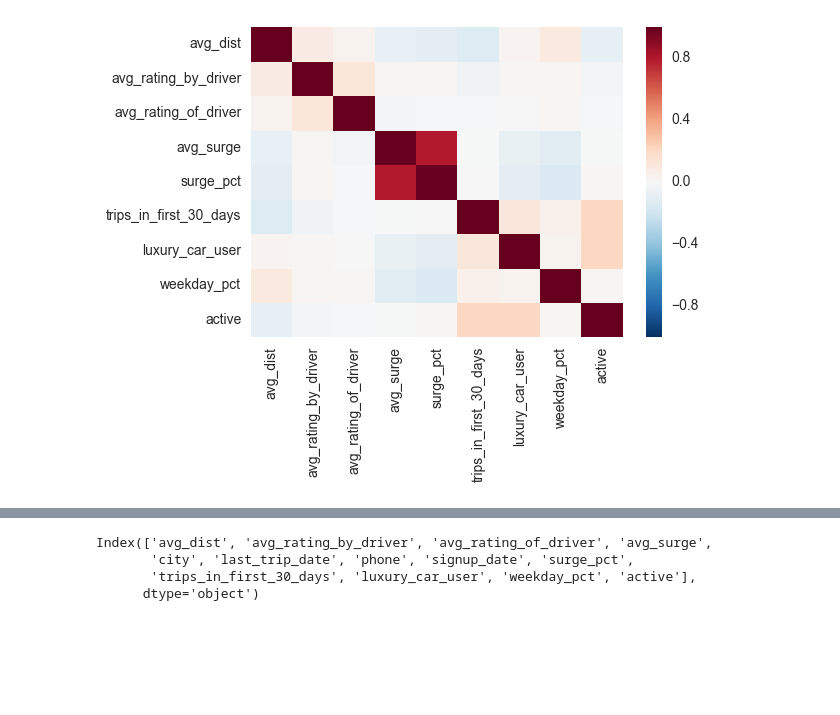
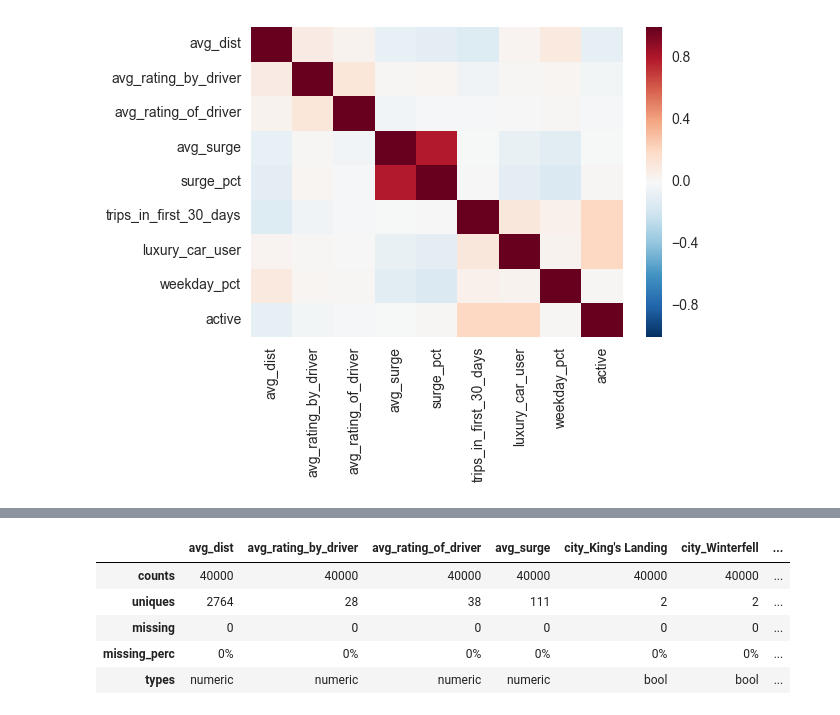
Before and after one commit to zfsang-zz/Case-Study-Churn-Prediction, a Jupyter notebook: EDA.ipynb, the cells around one changed output, grey strips where cells are left out. Saved outputs shown, nothing was run; the diff lists cells and outputs as text; code cells hidden in the pictures; blank space fills up the shorter version.

```diff
--- a/EDA.ipynb
+++ b/EDA.ipynb
@@ -314,6 +235,7 @@ def load_data_with_history_missing():
     odata['active'] = odata['last_trip_date'] >= cutoff_date
     odata = pd.get_dummies(data=odata, columns=['city'])
     odata['history'] = odata['last_trip_date'] - odata['signup_date']
+    odata['missing_rating'] = odata
     odata.fillna(odata.mean(),inplace=True)
     #take only required columns
     mdata = odata[['avg_dist','avg_rating_by_driver','avg_rating_of_driver','avg_surge','city_King\'s Landing','city_Winterfell','surge_pct','trips_in_first_30_days','luxury_car_user','weekday_pct','history','active']]
@@ -347,9 +248,9 @@ mdata
-# %%
-train.columns
-# %% [output]
-Index(['avg_dist', 'avg_rating_by_driver', 'avg_rating_of_driver', 'avg_surge',
-       'city', 'last_trip_date', 'phone', 'signup_date', 'surge_pct',
-       'trips_in_first_30_days', 'luxury_car_user', 'weekday_pct', 'active'],
-      dtype='object')
 # %%
-DataFrameSummary()
+DataFrameSummary(mdata).columns_stats
+# %% [output]
+|  | avg_dist | avg_rating_by_driver | avg_rating_of_driver | avg_surge | city_King's Landing | city_Winterfell | ... |
+| counts | 40000 | 40000 | 40000 | 40000 | 40000 | 40000 | ... |
+| uniques | 2764 | 28 | 38 | 111 | 2 | 2 | ... |
+| missing | 0 | 0 | 0 | 0 | 0 | 0 | ... |
+| missing_perc | 0% | 0% | 0% | 0% | 0% | 0% | ... |
+| types | numeric | numeric | numeric | numeric | bool | bool | ... |
```
Also changed, not shown: parts of 15 cells of this notebook.
